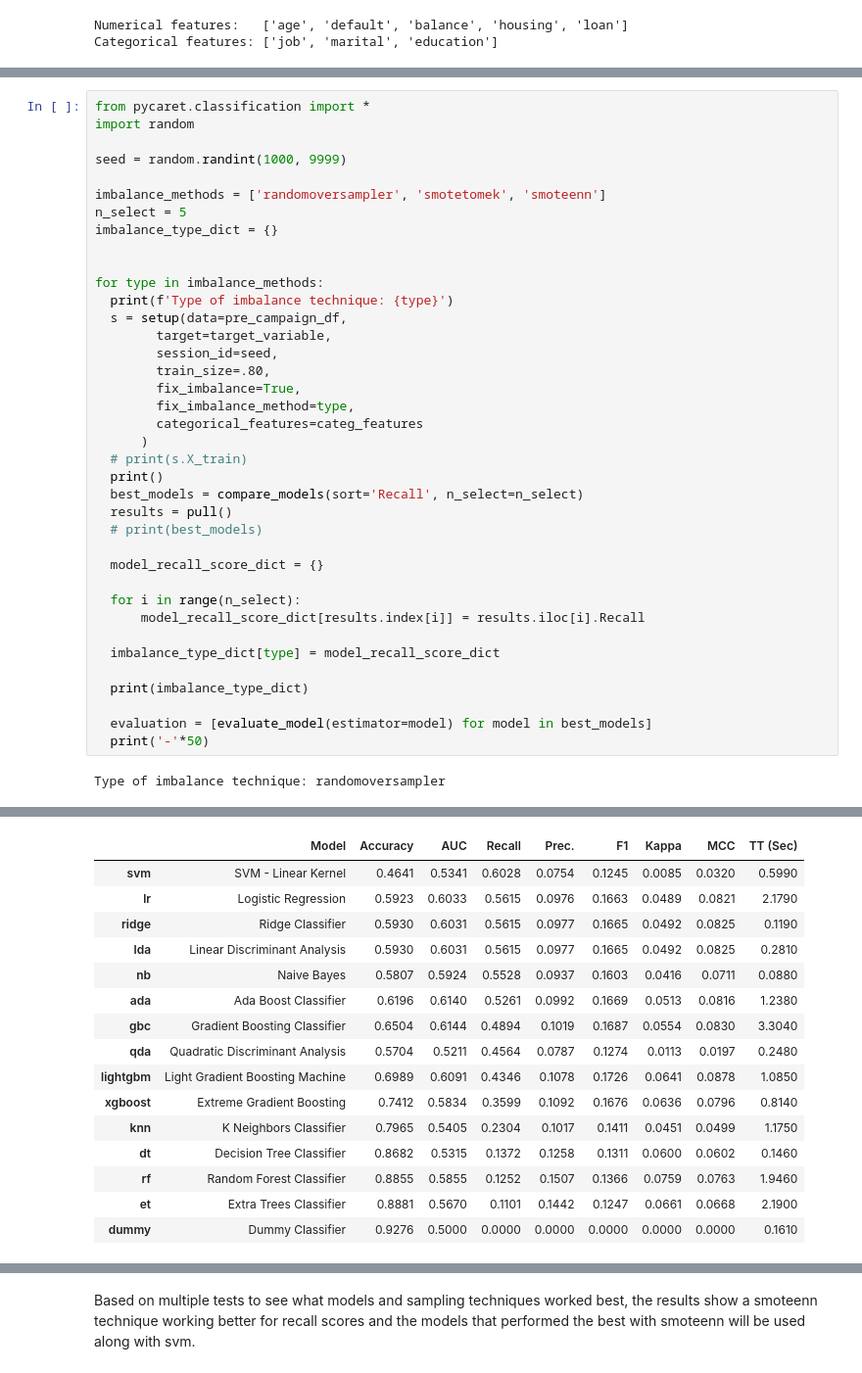
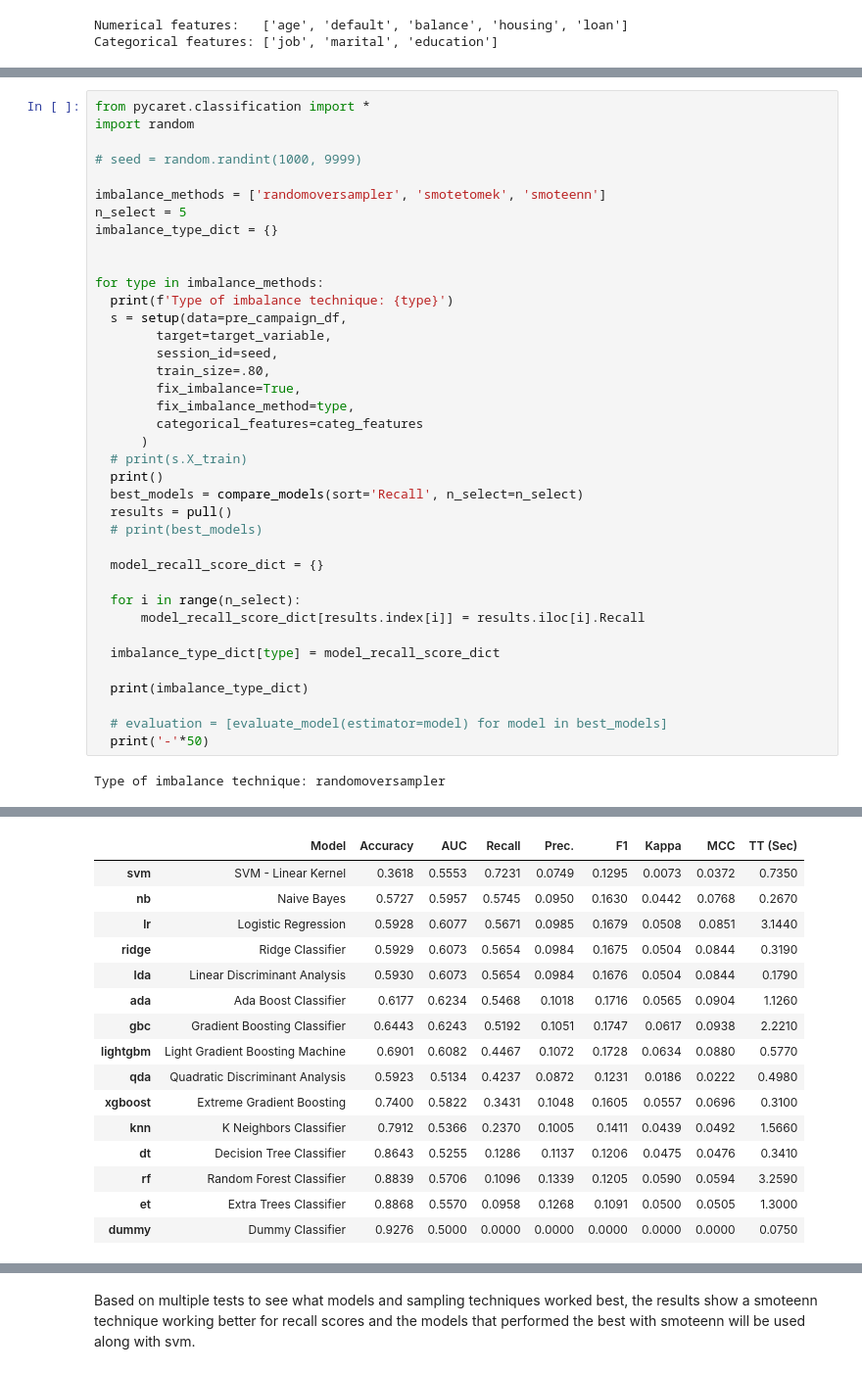
Before and after one commit to SmittyB00p/YeWM9P1Uy7KvrKRS, a Jupyter notebook: models.ipynb, the cells around one changed output, grey strips where cells are left out. Shown at 98% size. Drawn from its saved outputs; the diff is of its cells as text.

```diff
--- a/models.ipynb
+++ b/models.ipynb
@@ -81,7 +83,7 @@ Categorical features: ['job', 'marital', 'education']
 from pycaret.classification import *
 import random
 
-seed = random.randint(1000, 9999)
+# seed = random.randint(1000, 9999)
 
 imbalance_methods = ['randomoversampler', 'smotetomek', 'smoteenn']
 n_select = 5
@@ -113,7 +115,7 @@ for type in imbalance_methods:
 
   print(imbalance_type_dict)
 
-  evaluation = [evaluate_model(estimator=model) for model in best_models]
+  # evaluation = [evaluate_model(estimator=model) for model in best_models]
   print('-'*50)
 # %% [output]
 Type of imbalance technique: randomoversampler
@@ -137,18 +139,18 @@ Type of imbalance technique: randomoversampler
 [interactive output not drawn]
 |  | Model | Accuracy | AUC | Recall | Prec. | F1 | Kappa | MCC | TT (Sec) |
-| svm | SVM - Linear Kernel | 0.4641 | 0.5341 | 0.6028 | 0.0754 | 0.1245 | 0.0085 | 0.0320 | 0.5990 |
-| lr | Logistic Regression | 0.5923 | 0.6033 | 0.5615 | 0.0976 | 0.1663 | 0.0489 | 0.0821 | 2.1790 |
-| ridge | Ridge Classifier | 0.5930 | 0.6031 | 0.5615 | 0.0977 | 0.1665 | 0.0492 | 0.0825 | 0.1190 |
-| lda | Linear Discriminant Analysis | 0.5930 | 0.6031 | 0.5615 | 0.0977 | 0.1665 | 0.0492 | 0.0825 | 0.2810 |
-| nb | Naive Bayes | 0.5807 | 0.5924 | 0.5528 | 0.0937 | 0.1603 | 0.0416 | 0.0711 | 0.0880 |
-| ada | Ada Boost Classifier | 0.6196 | 0.6140 | 0.5261 | 0.0992 | 0.1669 | 0.0513 | 0.0816 | 1.2380 |
-| gbc | Gradient Boosting Classifier | 0.6504 | 0.6144 | 0.4894 | 0.1019 | 0.1687 | 0.0554 | 0.0830 | 3.3040 |
-| qda | Quadratic Discriminant Analysis | 0.5704 | 0.5211 | 0.4564 | 0.0787 | 0.1274 | 0.0113 | 0.0197 | 0.2480 |
-| lightgbm | Light Gradient Boosting Machine | 0.6989 | 0.6091 | 0.4346 | 0.1078 | 0.1726 | 0.0641 | 0.0878 | 1.0850 |
-| xgboost | Extreme Gradient Boosting | 0.7412 | 0.5834 | 0.3599 | 0.1092 | 0.1676 | 0.0636 | 0.0796 | 0.8140 |
-| knn | K Neighbors Classifier | 0.7965 | 0.5405 | 0.2304 | 0.1017 | 0.1411 | 0.0451 | 0.0499 | 1.1750 |
-| dt | Decision Tree Classifier | 0.8682 | 0.5315 | 0.1372 | 0.1258 | 0.1311 | 0.0600 | 0.0602 | 0.1460 |
-| rf | Random Forest Classifier | 0.8855 | 0.5855 | 0.1252 | 0.1507 | 0.1366 | 0.0759 | 0.0763 | 1.9460 |
-| et | Extra Trees Classifier | 0.8881 | 0.5670 | 0.1101 | 0.1442 | 0.1247 | 0.0661 | 0.0668 | 2.1900 |
-| dummy | Dummy Classifier | 0.9276 | 0.5000 | 0.0000 | 0.0000 | 0.0000 | 0.0000 | 0.0000 | 0.1610 |
+| svm | SVM - Linear Kernel | 0.3618 | 0.5553 | 0.7231 | 0.0749 | 0.1295 | 0.0073 | 0.0372 | 0.7350 |
+| nb | Naive Bayes | 0.5727 | 0.5957 | 0.5745 | 0.0950 | 0.1630 | 0.0442 | 0.0768 | 0.2670 |
+| lr | Logistic Regression | 0.5928 | 0.6077 | 0.5671 | 0.0985 | 0.1679 | 0.0508 | 0.0851 | 3.1440 |
+| ridge | Ridge Classifier | 0.5929 | 0.6073 | 0.5654 | 0.0984 | 0.1675 | 0.0504 | 0.0844 | 0.3190 |
+| lda | Linear Discriminant Analysis | 0.5930 | 0.6073 | 0.5654 | 0.0984 | 0.1676 | 0.0504 | 0.0844 | 0.1790 |
+| ada | Ada Boost Classifier | 0.6177 | 0.6234 | 0.5468 | 0.1018 | 0.1716 | 0.0565 | 0.0904 | 1.1260 |
+| gbc | Gradient Boosting Classifier | 0.6443 | 0.6243 | 0.5192 | 0.1051 | 0.1747 | 0.0617 | 0.0938 | 2.2210 |
+| lightgbm | Light Gradient Boosting Machine | 0.6901 | 0.6082 | 0.4467 | 0.1072 | 0.1728 | 0.0634 | 0.0880 | 0.5770 |
+| qda | Quadratic Discriminant Analysis | 0.5923 | 0.5134 | 0.4237 | 0.0872 | 0.1231 | 0.0186 | 0.0222 | 0.4980 |
+| xgboost | Extreme Gradient Boosting | 0.7400 | 0.5822 | 0.3431 | 0.1048 | 0.1605 | 0.0557 | 0.0696 | 0.3100 |
+| knn | K Neighbors Classifier | 0.7912 | 0.5366 | 0.2370 | 0.1005 | 0.1411 | 0.0439 | 0.0492 | 1.5660 |
+| dt | Decision Tree Classifier | 0.8643 | 0.5255 | 0.1286 | 0.1137 | 0.1206 | 0.0475 | 0.0476 | 0.3410 |
+| rf | Random Forest Classifier | 0.8839 | 0.5706 | 0.1096 | 0.1339 | 0.1205 | 0.0590 | 0.0594 | 3.2590 |
+| et | Extra Trees Classifier | 0.8868 | 0.5570 | 0.0958 | 0.1268 | 0.1091 | 0.0500 | 0.0505 | 1.3000 |
+| dummy | Dummy Classifier | 0.9276 | 0.5000 | 0.0000 | 0.0000 | 0.0000 | 0.0000 | 0.0000 | 0.0750 |
 [interactive output not drawn]
```
Also changed, not shown: parts of 62 cells of this notebook, 1 other file.
